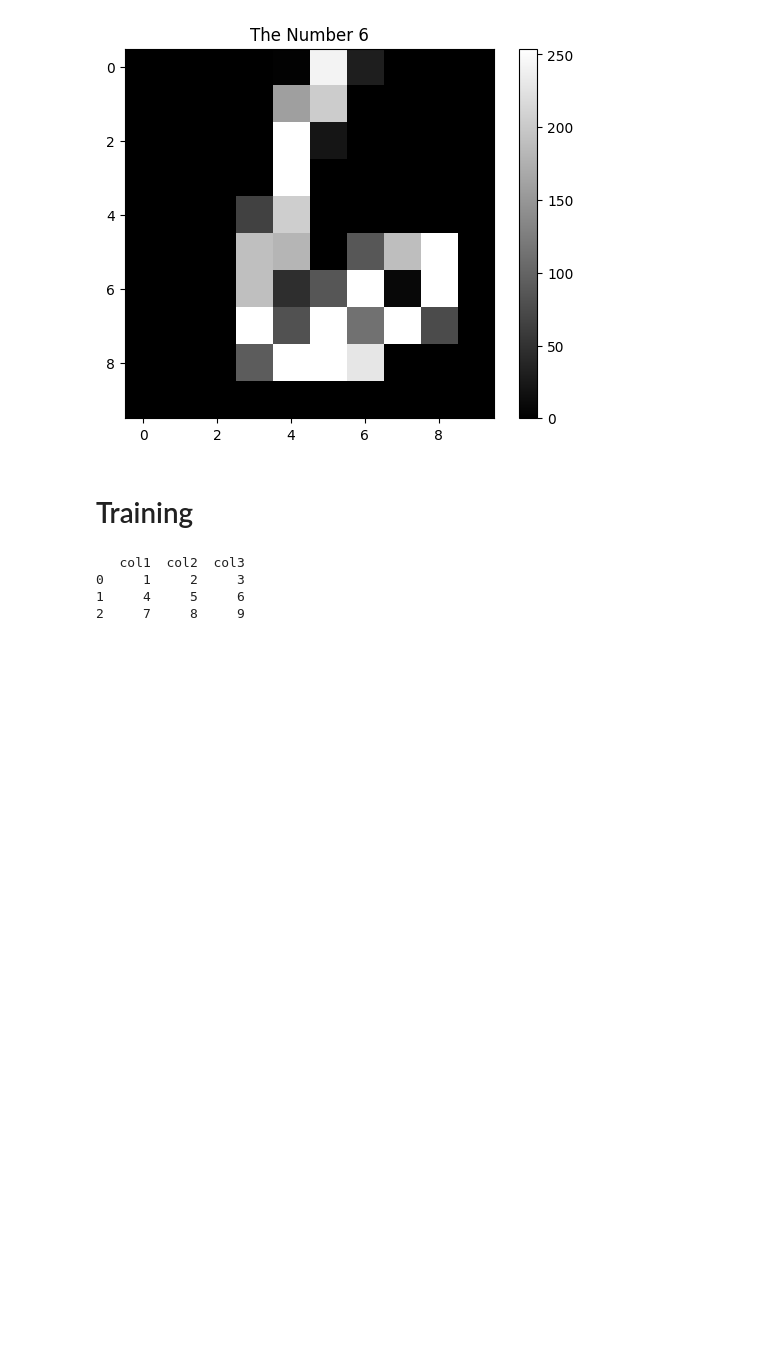
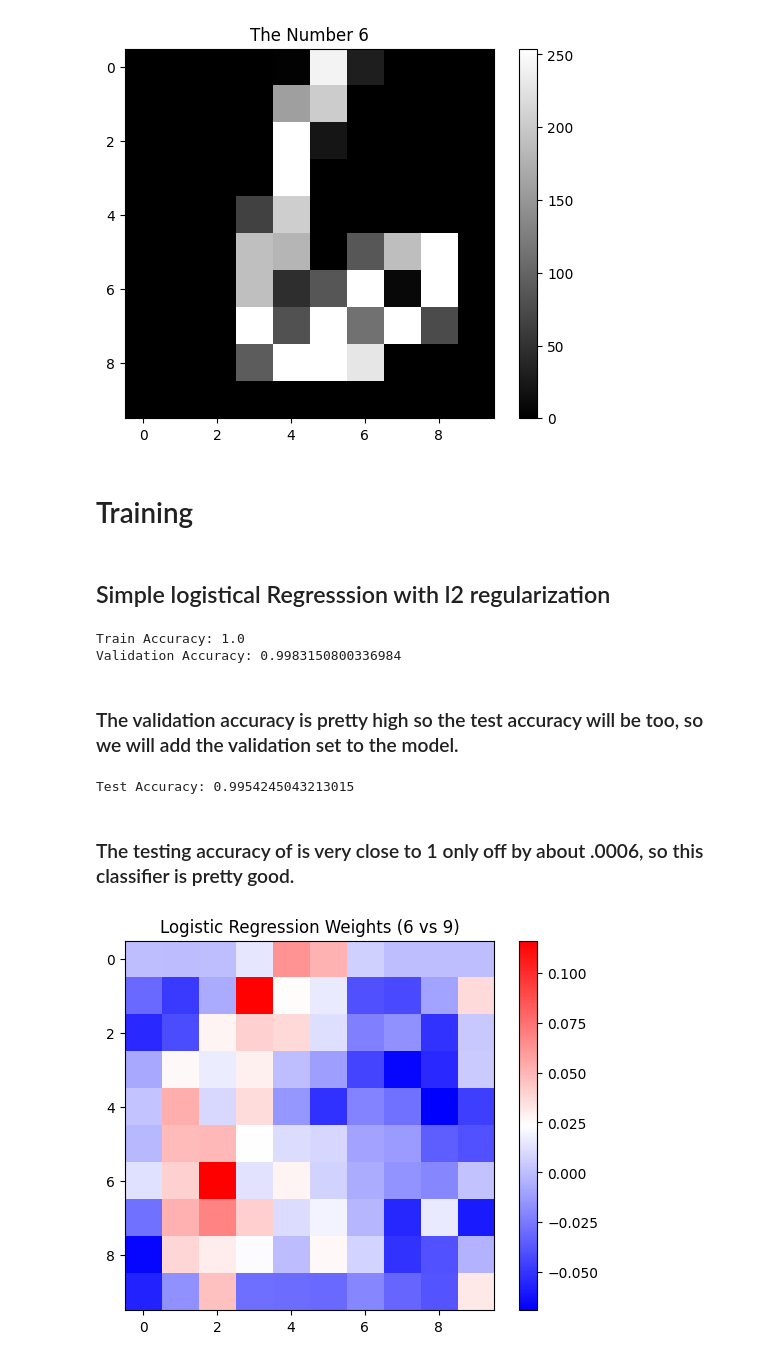
Before and after one commit to flopez0294/CSE176MLProject, a Jupyter notebook: main.ipynb, the cells around one changed output. Saved outputs shown, nothing was run; the diff lists cells and outputs as text; code cells hidden in the pictures; blank space fills up the shorter version.

Commit message:
Logistic Regression should be done but check it out should start with the random forest next

```diff
--- a/main.ipynb
+++ b/main.ipynb
@@ -51,14 +53,43 @@ plt.show()
 [figure]
 # %% [markdown]
 # Training
+# %% [markdown]
+## Simple logistical Regresssion with l2 regularization
 # %%
-data = np.array([[1, 2, 3], [4, 5, 6], [7, 8, 9]])
+logisticFit = LogisticRegression(solver="liblinear", penalty="l2", random_state=1)
+logisticFit.fit(x_train, y_train)
 
-# Convert to DataFrame
-df = pd.DataFrame(data, columns=['col1', 'col2', 'col3'])
-print(df)
+pred_train = logisticFit.predict(x_train)
+pred_val = logisticFit.predict(x_val)
+
+pred_train_score = accuracy_score(y_train, pred_train)
+pred_val_score = accuracy_score(y_val, pred_val)
+
+print(f"Train Accuracy: {pred_train_score}")
+print(f"Validation Accuracy: {pred_val_score}")
 # %% [output]
-   col1  col2  col3
-0     1     2     3
-1     4     5     6
-2     7     8     9
+Train Accuracy: 1.0
+Validation Accuracy: 0.9983150800336984
+# %% [markdown]
+### The validation accuracy is pretty high so the test accuracy will be too, so we will add the validation set to the model.
+# %%
+X = dfTrain.drop(columns  =['y'])
+Y = dfTrain['y']
+logisticFit.fit(X,Y)
+# now check test accuracy
+pred_test = logisticFit.predict(x_test)
+pred_test_score = accuracy_score(y_test, pred_test)
+print(f"Test Accuracy: {pred_test_score}")
+# %% [output]
+Test Accuracy: 0.9954245043213015
+# %% [markdown]
+### The testing accuracy of is very close to 1 only off by about .0006, so this classifier is pretty good.
+# %%
+weights = logisticFit.coef_.reshape(10, 10)
+
+plt.imshow(weights, cmap="bwr")  # blue = negative, red = positive
+plt.colorbar()
+plt.title("Logistic Regression Weights (6 vs 9)")
+plt.show()
+# %% [output]
+[figure, added]
```
Also changed, not shown: parts of 10 cells of this notebook.
